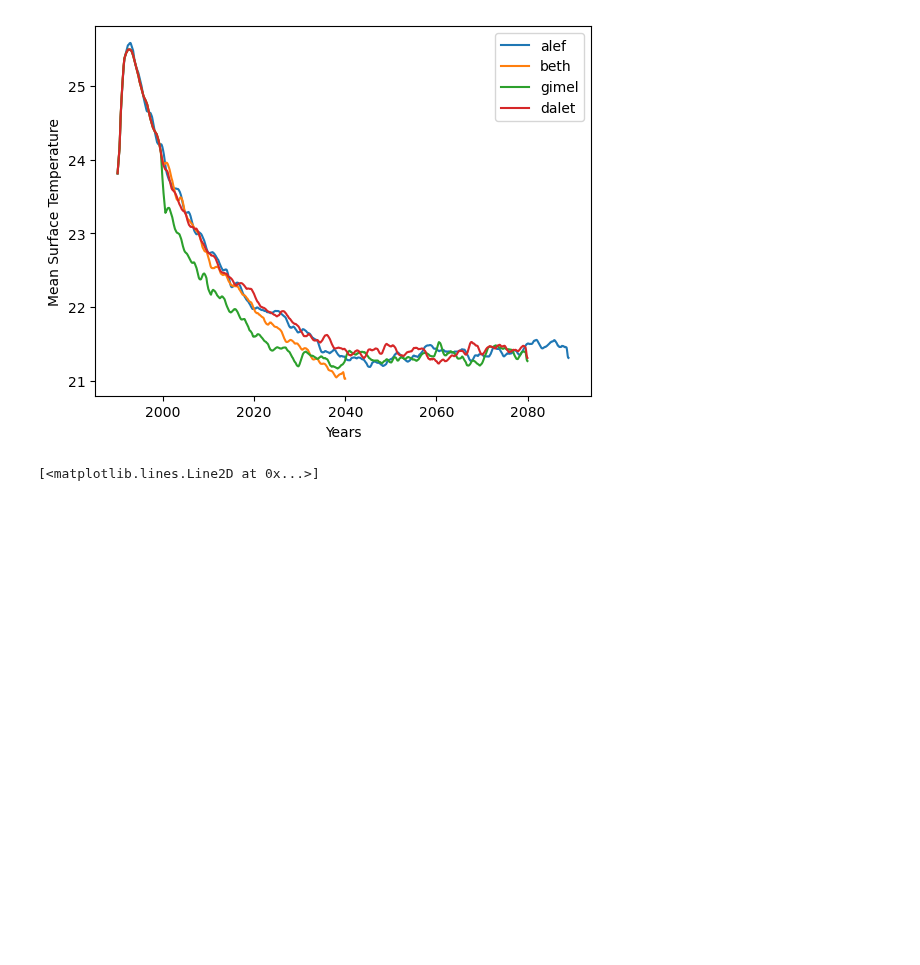
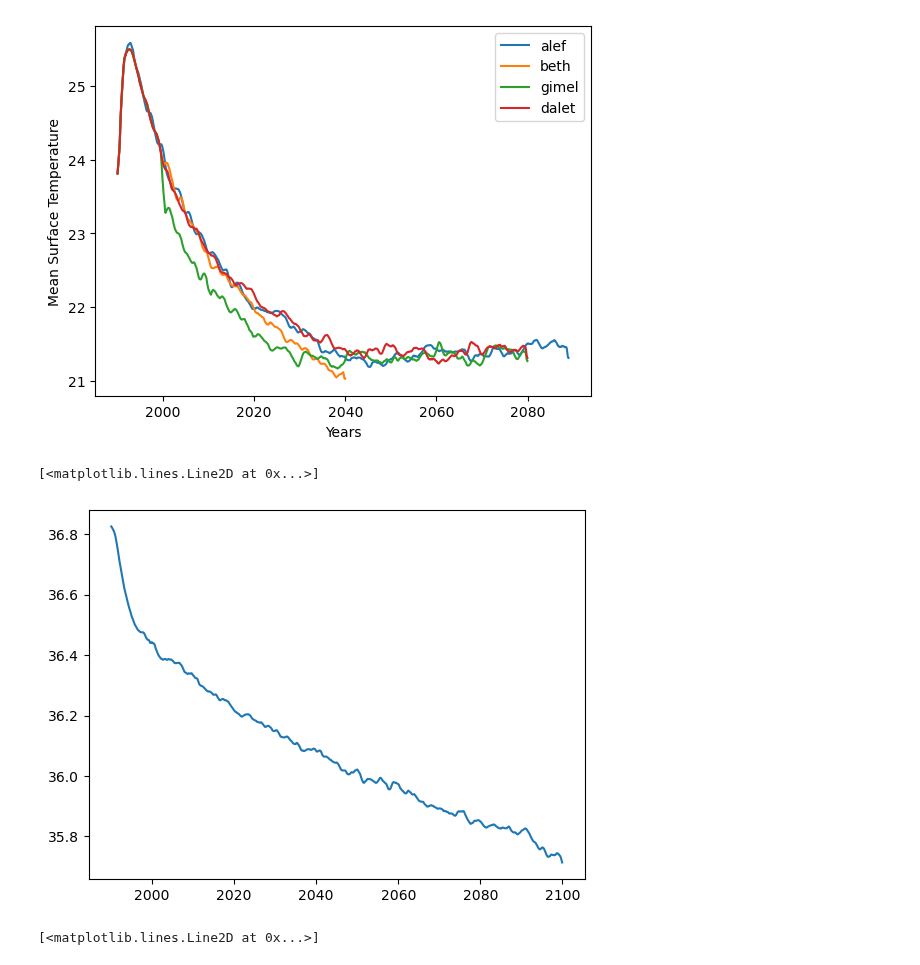
Before and after one commit to asozza/stece, a Jupyter notebook: goat/test_plots.ipynb, the cells around one changed output. Saved outputs shown, nothing was run; the diff lists cells and outputs as text; code cells hidden in the pictures; blank space fills up the shorter version.

```diff
--- a/goat/test_plots.ipynb
+++ b/goat/test_plots.ipynb
@@ -72,6 +73,11 @@ plt.gca().legend(('alef','beth','gimel','dalet'))
 # %% [output]
 <matplotlib.legend.Legend at 0x...>
 [figure]
+# %%
+gp.plot_ts_ma2d('alef', 1990, 2100, 'sos')
+# %% [output]
+[<matplotlib.lines.Line2D at 0x...>]
+[figure, added]
 # %%
 gp.plot_ts_ma2d('alef', 1990, 2200, 'tos')
 # %% [output]
```
Also changed, not shown: parts of 5 cells of this notebook, 16 other files.
